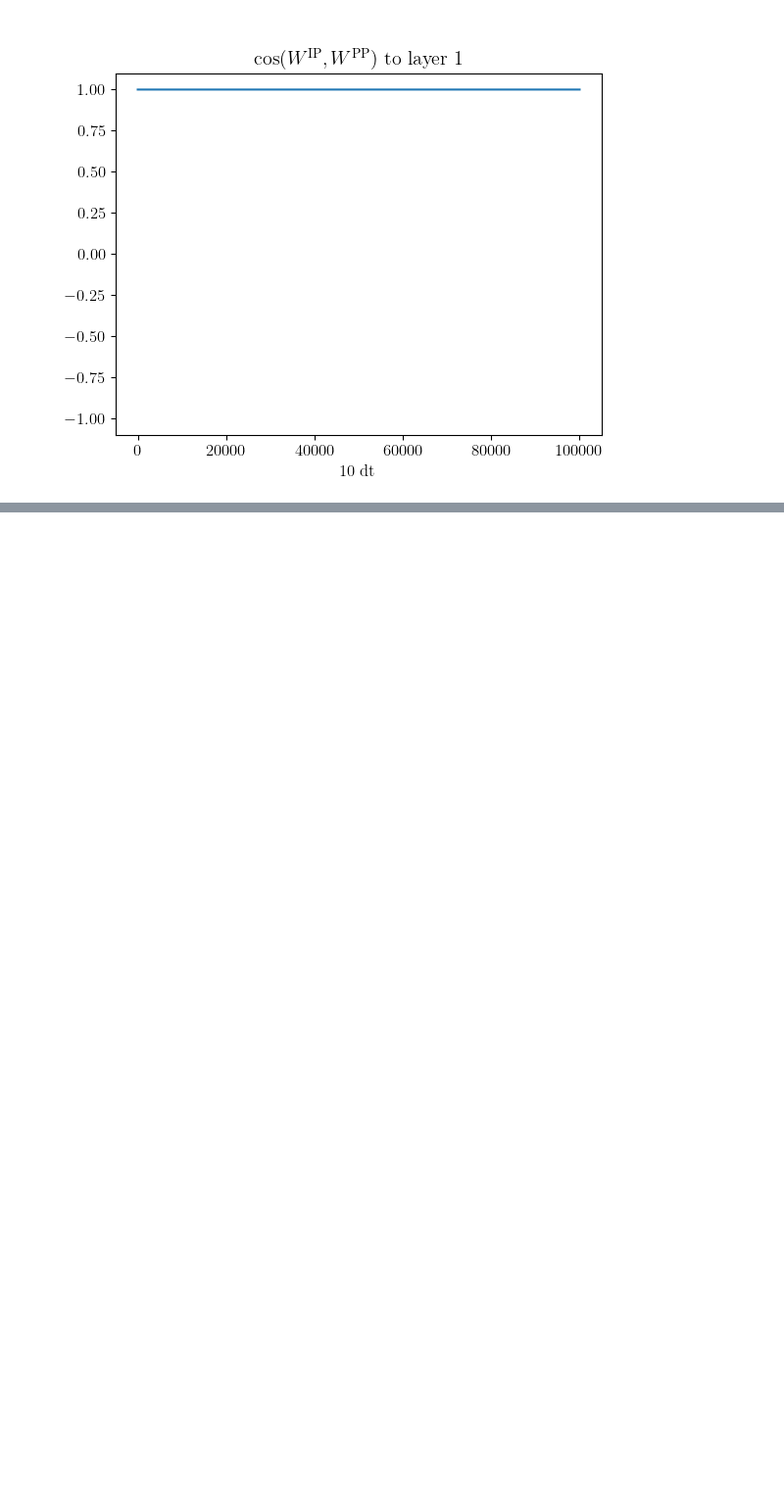
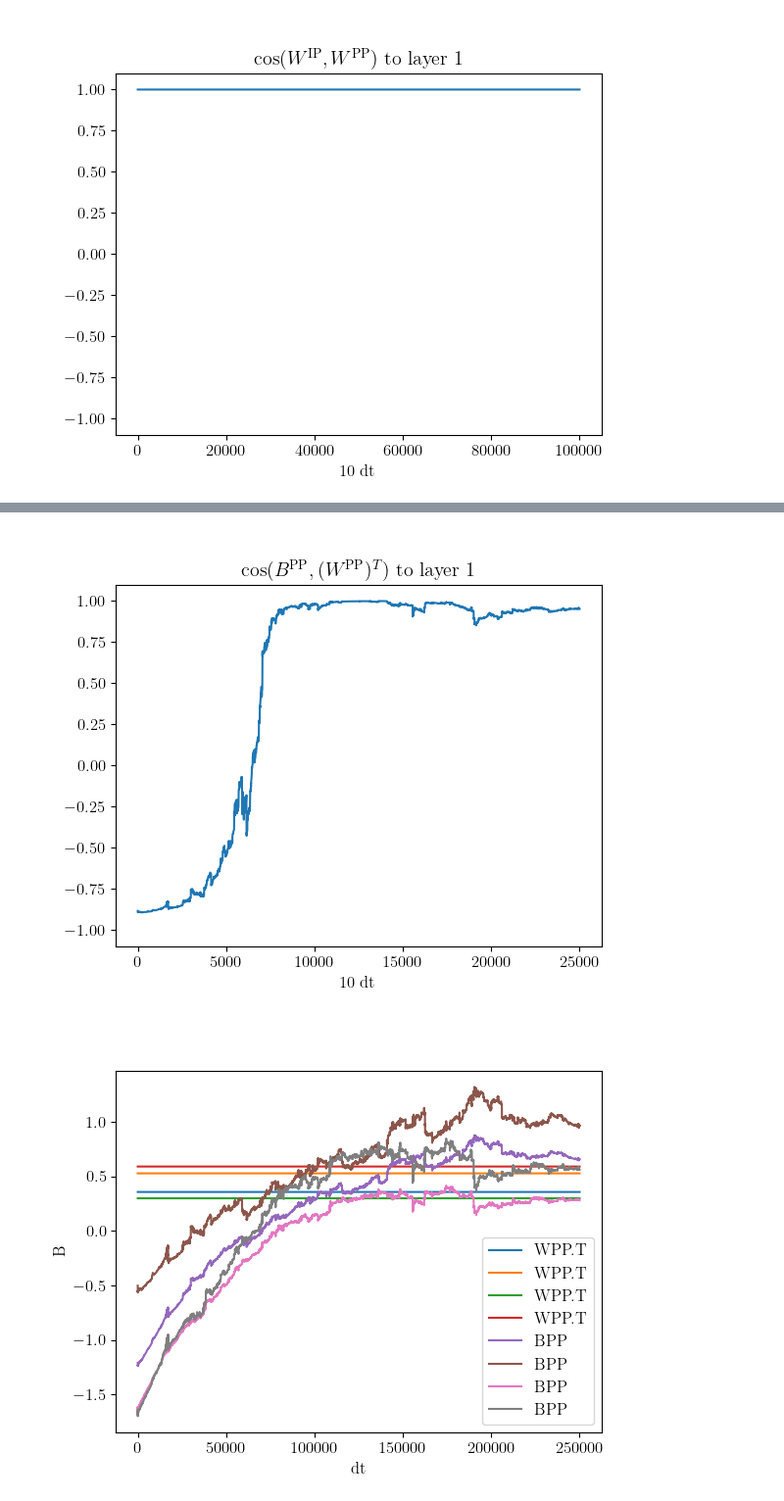
Before and after one commit to kma-code/Phaseless-Alignment-Learning, a Jupyter notebook: RtDeep/RtDeep W.T simple demo.ipynb, the cells around one changed output, grey strips where cells are left out. Shown at 98% size. Drawn from its saved outputs; the diff is of its cells as text; code cells hidden in the pictures; blank space fills up the shorter version.

```diff
--- a/RtDeep/RtDeep W.T simple demo.ipynb
+++ b/RtDeep/RtDeep W.T simple demo.ipynb
@@ -1102,0 +1486,25 @@ for i in range(len(layers[1:-1])):
+# %%
+for i in range(len(layers[1:-1])):
+    fig, ax = plt.subplots()
+    ax.plot(cos_WPPtrans_BPP[i])
+    plt.yscale('linear')
+    label = '10 dt'
+    plt.xlabel(label)
+    plt.title('$\cos(B^\mathrm{PP}, (W^\mathrm{PP})^T)$ to layer ' + str(i+1))
+    plt.ylim(-1.1,1.1)
+    plt.show()
+
+
+    fig, ax = plt.subplots()
+    ax.plot([WPP[i+1].T.ravel() for WPP in WPP_time_series], label="WPP.T")
+    ax.plot([BPP[i].ravel() for BPP in BPP_time_series], label="BPP")
+    plt.yscale('linear')
+    label = 'dt'
+    plt.xlabel(label)
+    plt.ylabel("B")
+    plt.legend()
+    # plt.title('$\cos(W^\mathrm{IP}, W^\mathrm{PP})$ to layer ' + str(i+1))
+    plt.show()
+# %% [output]
+[figure, added]
+[figure, added]
```
Also changed, not shown: parts of 26 cells of this notebook, 1 other file.
